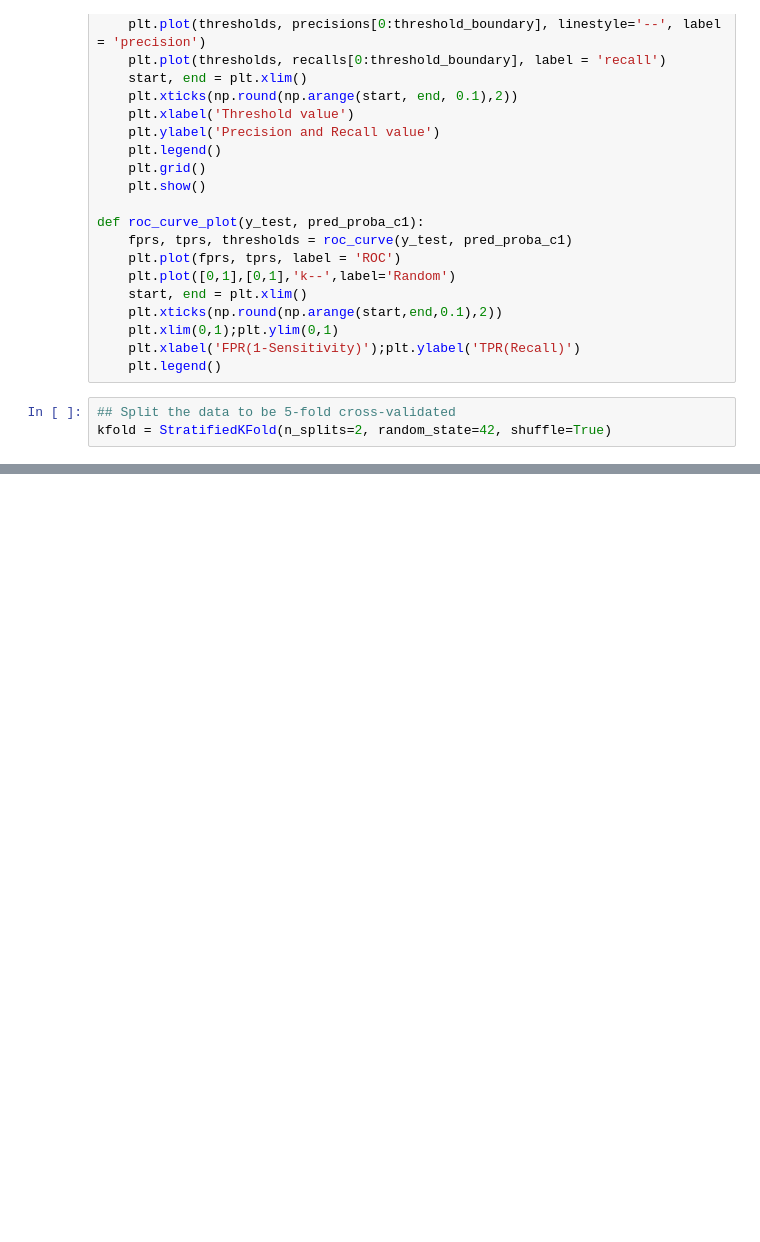
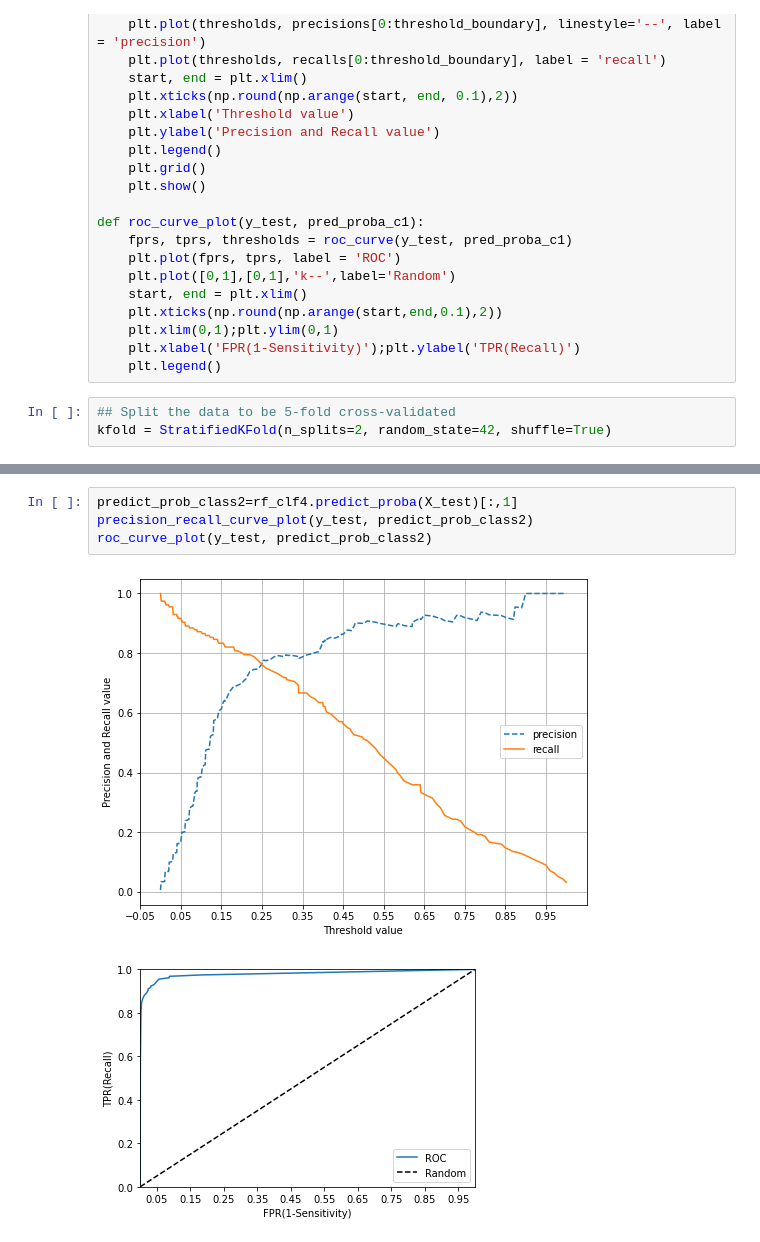
Before and after one commit to YellaCRE/FinanceData, a Jupyter notebook: SMOTE N_RF.ipynb, the cells around one changed output, grey strips where cells are left out. Saved outputs shown, nothing was run; the diff lists cells and outputs as text; blank space fills up the shorter version.

```diff
--- a/SMOTE N_RF.ipynb
+++ b/SMOTE N_RF.ipynb
@@ -164,0 +168,7 @@ roc_curve_plot(y_test, predict_prob_class)
+# %%
+predict_prob_class2=rf_clf4.predict_proba(X_test)[:,1]
+precision_recall_curve_plot(y_test, predict_prob_class2)
+roc_curve_plot(y_test, predict_prob_class2)
+# %% [output]
+[figure, added]
+[figure, added]
```
Also changed, not shown: parts of 12 cells of this notebook.
